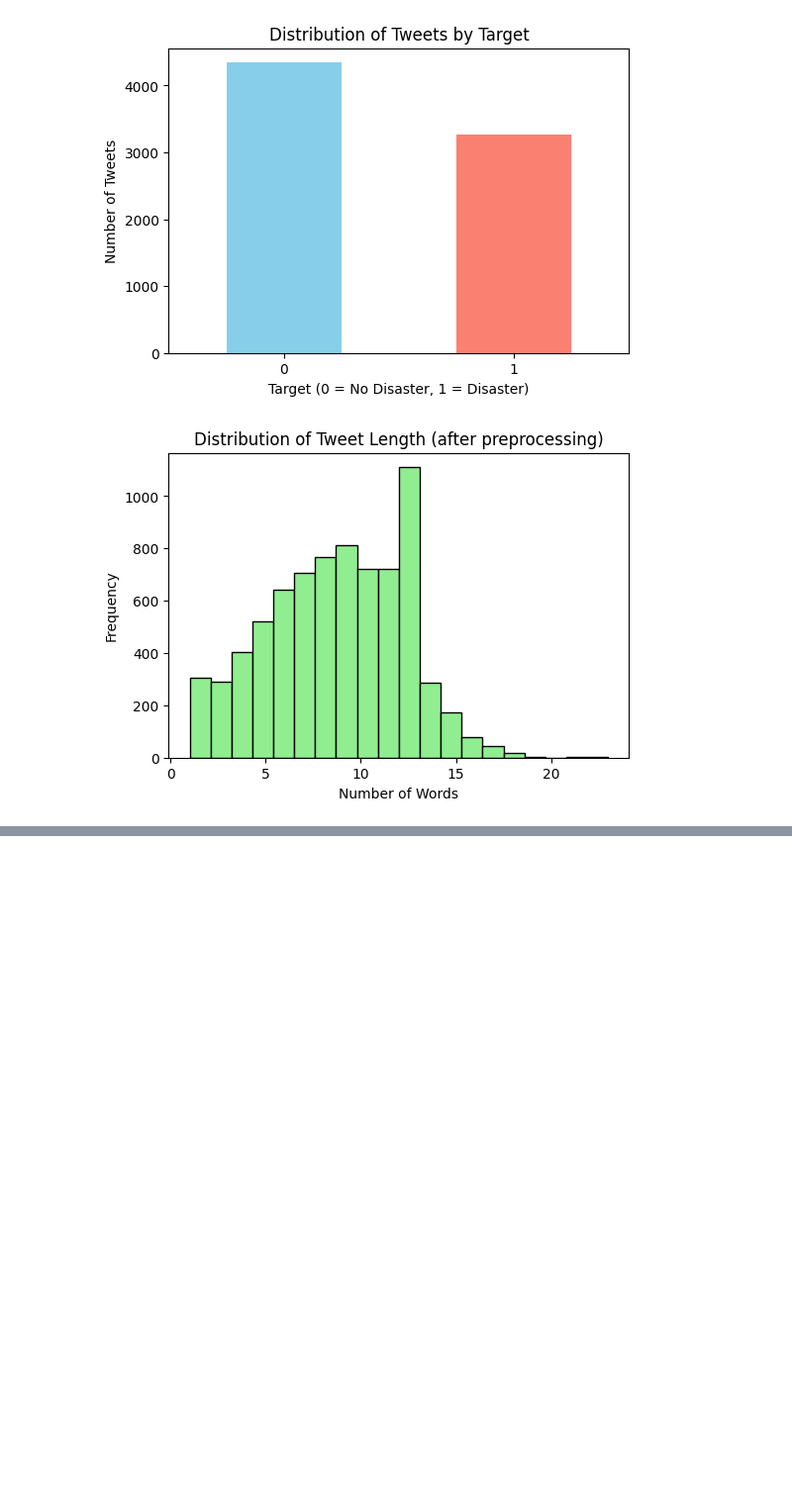
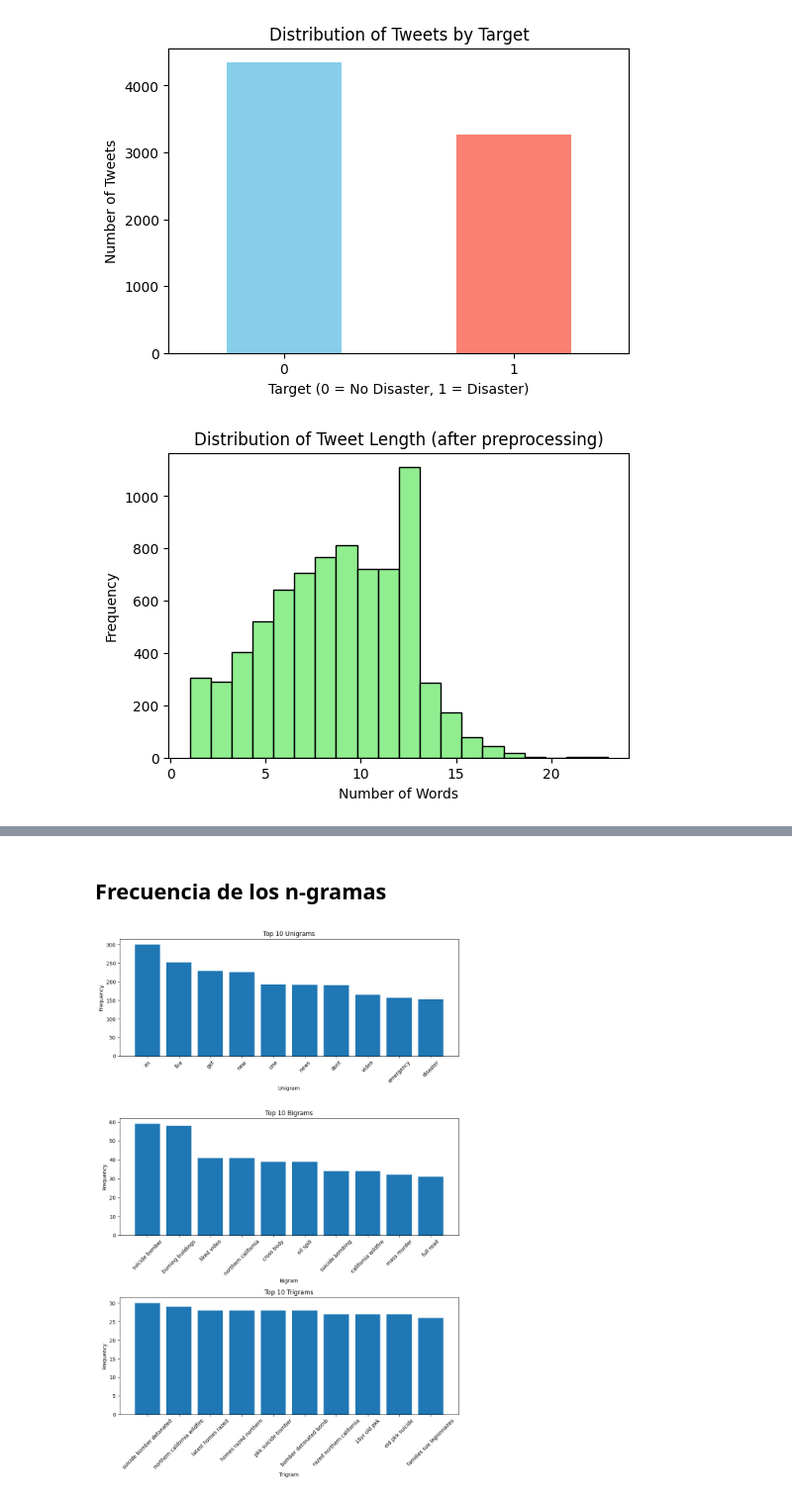
Before and after one commit to Montoya086/Natural-Lang-Process, a Jupyter notebook: tweet-analizer.ipynb, the cells around one changed output, grey strips where cells are left out. Shown at 99% size. Drawn from its saved outputs; the diff is of its cells as text; code cells hidden in the pictures; blank space fills up the shorter version.

Commit message:
N-Grams Frequency

```diff
--- a/tweet-analizer.ipynb
+++ b/tweet-analizer.ipynb
@@ -172,0 +191,51 @@ df['clean_text'] = df['clean_text'].apply(remove_special_chars)
+# %%
+bigram_vectorizer = CountVectorizer(ngram_range=(2, 2))
+bigram_vectorizer.fit(df['clean_text'])
+X_bigram = bigram_vectorizer.transform(df['clean_text'])
+# %%
+trigram_vectorizer = CountVectorizer(ngram_range=(3, 3))
+trigram_vectorizer.fit(df['clean_text'])
+X_trigram = trigram_vectorizer.transform(df['clean_text'])
+# %% [markdown]
+## Frecuencia de los n-gramas
+# %%
+def get_ngram_freqs(vectorizer, X):
+    ngram_counts = X.sum(axis=0).A1  # Get the frequency of each n-gram
+    ngram_freq = [(word, ngram_counts[idx]) for word, idx in vectorizer.vocabulary_.items()]  # Map the text to the frequency
+    return sorted(ngram_freq, key=lambda x: x[1], reverse=True)
+# %%
+unigram_freq = get_ngram_freqs(unigram_vectorizer, X_unigram)[:10]
+bigram_freq = get_ngram_freqs(bigram_vectorizer, X_bigram)[:10]
+trigram_freq = get_ngram_freqs(trigram_vectorizer, X_trigram)[:10]
+# %%
+# Make a subplot for each n-gram
+fig, axs = plt.subplots(3, 1, figsize=(10, 15))
+
+# Plot the unigram frequencies
+unigram_freq_df = pd.DataFrame(unigram_freq, columns=['word', 'frequency'])
+axs[0].bar(unigram_freq_df['word'], unigram_freq_df['frequency'])
+axs[0].set_title('Top 10 Unigrams')
+axs[0].set_xlabel('Unigram')
+axs[0].set_ylabel('Frequency')
+axs[0].tick_params(axis='x', rotation=45)
+
+# Plot the bigram frequencies
+bigram_freq_df = pd.DataFrame(bigram_freq, columns=['word', 'frequency'])
+axs[1].bar(bigram_freq_df['word'], bigram_freq_df['frequency'])
+axs[1].set_title('Top 10 Bigrams')
+axs[1].set_xlabel('Bigram')
+axs[1].set_ylabel('Frequency')
+axs[1].tick_params(axis='x', rotation=45)
+
+# Plot the trigram frequencies
+trigram_freq_df = pd.DataFrame(trigram_freq, columns=['word', 'frequency'])
+axs[2].bar(trigram_freq_df['word'], trigram_freq_df['frequency'])
+axs[2].set_title('Top 10 Trigrams')
+axs[2].set_xlabel('Trigram')
+axs[2].set_ylabel('Frequency')
+axs[2].tick_params(axis='x', rotation=45)
+
+plt.tight_layout()
+plt.show()
+# %% [output]
+[figure, added]
```
Also changed, not shown: parts of 8 cells of this notebook, 2 other files.
